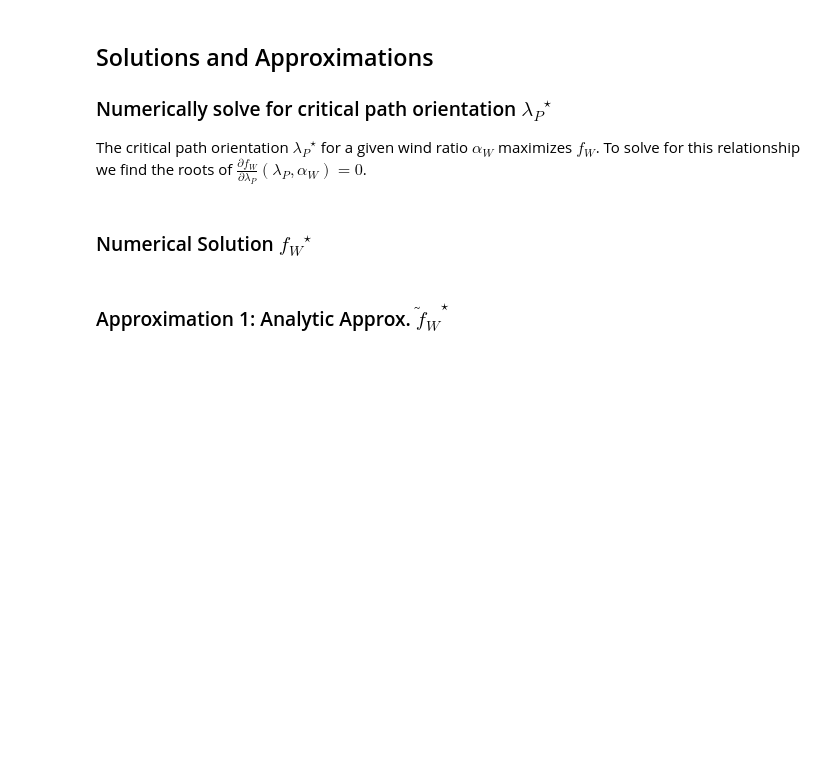
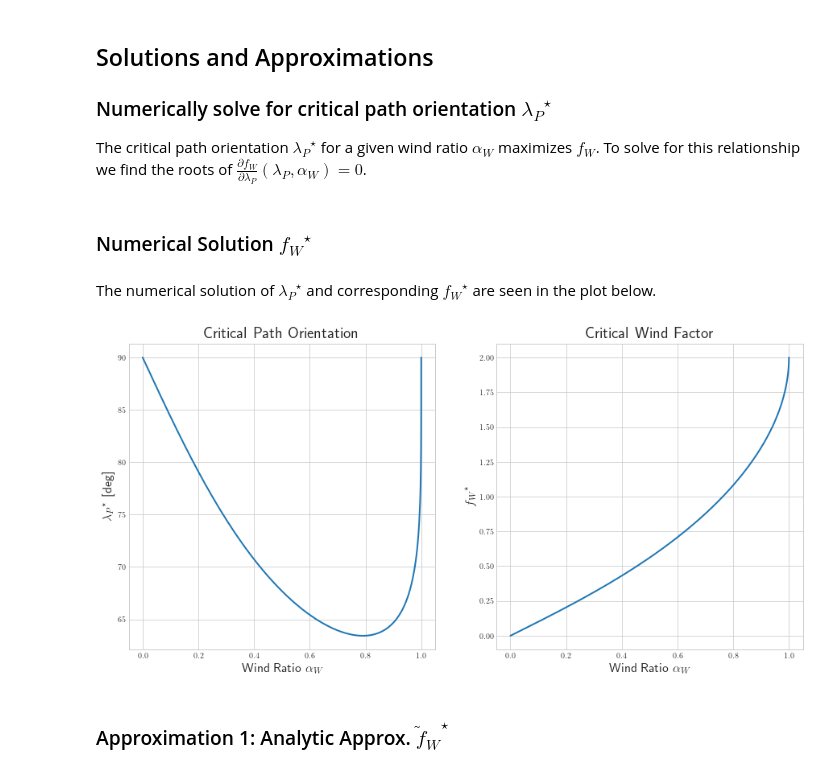
Before and after one commit to tstastny/windy_guidance_stability_analysis, a Jupyter notebook: Stability and Performance of Wind-Aware Path Following Guidance for Small Fixed-Wing Aircraft.ipynb, the cells around one changed output. Saved outputs shown, nothing was run; the diff lists cells and outputs as text; code cells hidden in the pictures; blank space fills up the shorter version.

```diff
--- a/Stability and Performance of Wind-Aware Path Following Guidance for Small Fixed-Wing Aircraft.ipynb
+++ b/Stability and Performance of Wind-Aware Path Following Guidance for Small Fixed-Wing Aircraft.ipynb
@@ -112,6 +121,29 @@ path_ori_crit_num_sol[0] = np.pi/2
 # %%
 for i in range(len_data):
     f_crit_num_sol[i] = eval_f(path_ori_crit_num_sol[i], wind_ratio_data[i])
+# %% [markdown]
+The numerical solution of ${\lambda_P}^\star$ and corresponding ${f_W}^\star$ are seen in the plot below.
+# %%
+# plot numerical solution of critical path orientation and corresponding critical wind factor
+fig = plt.figure(figsize=(15, 7))
+spec = gridspec.GridSpec(ncols=2, nrows=1, figure=fig)
+
+ax1 = fig.add_subplot(spec[:, 0])
+ax2 = fig.add_subplot(spec[:, 1])
+
+ax1.plot(wind_ratio_data, np.rad2deg(path_ori_crit_num_sol), linewidth=plot_lw, color='tab:blue')
+ax1.set_ylabel(r'${\lambda_P}^\star$ [deg]')
+ax1.set_title(r'Critical Path Orientation')
+ax1.set_xlabel(r'Wind Ratio $\alpha_W$')
+
+ax2.plot(wind_ratio_data, f_crit_num_sol, linewidth=plot_lw, color='tab:blue', label=r'Numerical Solution')
+ax2.set_xlabel(r'Wind Ratio $\alpha_W$')
+ax2.set_ylabel(r'${f_W}^\star$')
+ax2.set_title(r'Critical Wind Factor')
+
+plt.show()
+# %% [output]
+[figure, added]
 # %% [markdown]
 ### Approximation 1: Analytic Approx. ${\tilde{f}_W}^\star$
 # %%
```
Also changed, not shown: parts of 4 cells of this notebook, 1 other file.
